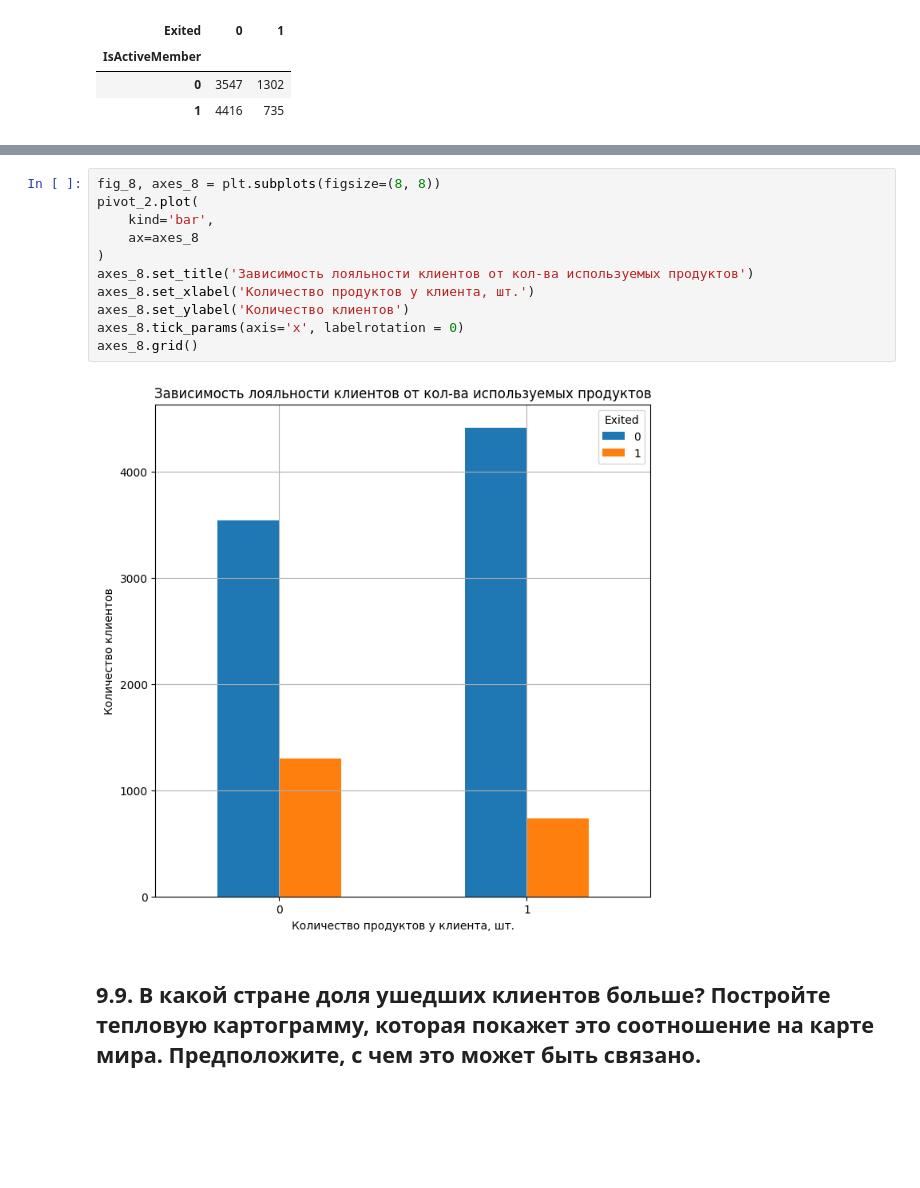
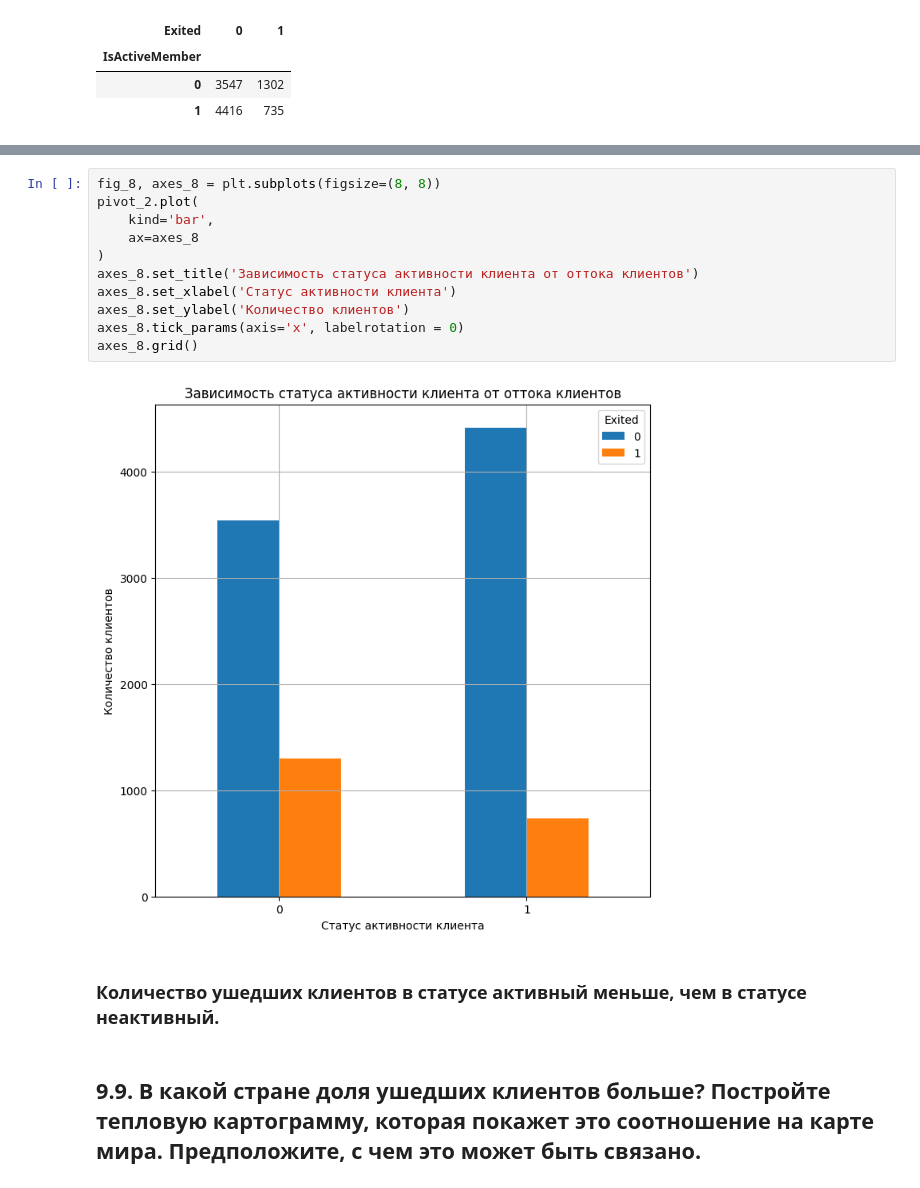
Before and after one commit to Alevtina529/SF_ds, a Jupyter notebook: PY 13 Визуализация/Закрепление PY13.ipynb, the cells around one changed output, grey strips where cells are left out. Drawn from its saved outputs; the diff is of its cells as text; blank space fills up the shorter version.

```diff
--- a/PY 13 Визуализация/Закрепление PY13.ipynb
+++ b/PY 13 Визуализация/Закрепление PY13.ipynb
@@ -235,16 +227,18 @@ barplot2.grid()
 # %%
 fig_8, axes_8 = plt.subplots(figsize=(8, 8))
 pivot_2.plot(
     kind='bar',
     ax=axes_8
 )
-axes_8.set_title('Зависимость лояльности клиентов от кол-ва используемых продуктов')
-axes_8.set_xlabel('Количество продуктов у клиента, шт.')
+axes_8.set_title('Зависимость статуса активности клиента от оттока клиентов')
+axes_8.set_xlabel('Статус активности клиента')
 axes_8.set_ylabel('Количество клиентов')
 axes_8.tick_params(axis='x', labelrotation = 0)
 axes_8.grid()
 # %% [output]
-[figure, old version]
+[figure, new version]
+# %% [markdown]
+### Количество ушедших клиентов в статусе активный меньше, чем в статусе неактивный.
 # %% [markdown]
 ## 9.9. В какой стране доля ушедших клиентов больше? Постройте тепловую картограмму, которая покажет это соотношение на карте мира. Предположите, с чем это может быть связано.
 # %%
```
Also changed, not shown: parts of 1 cell of this notebook.
